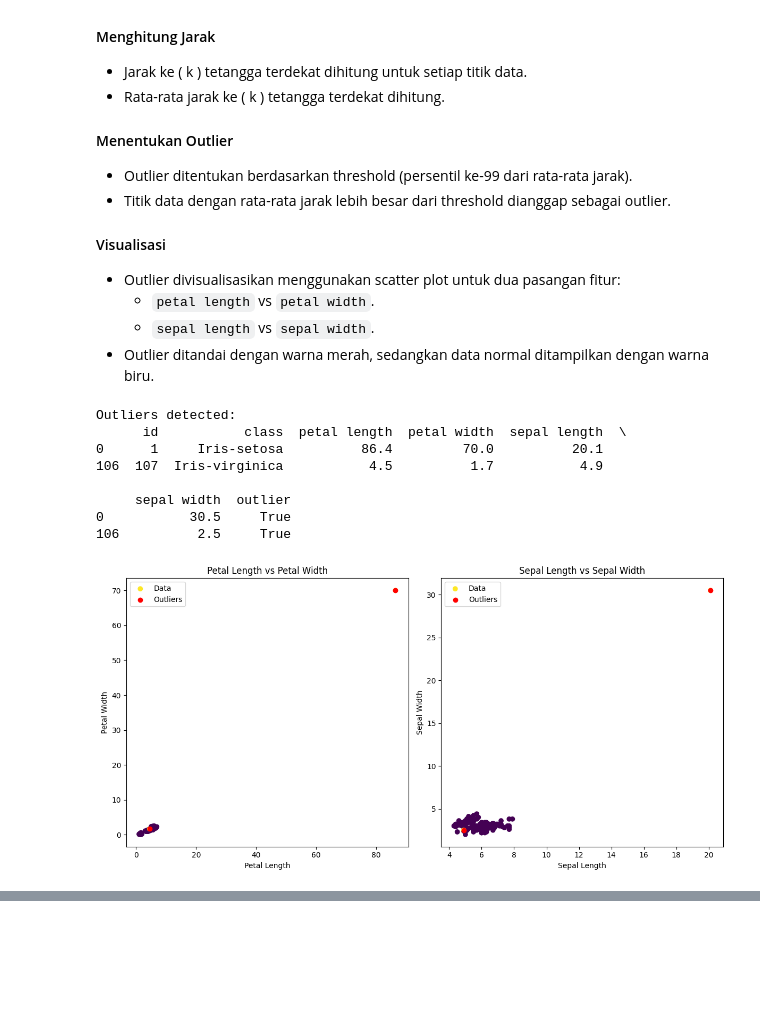
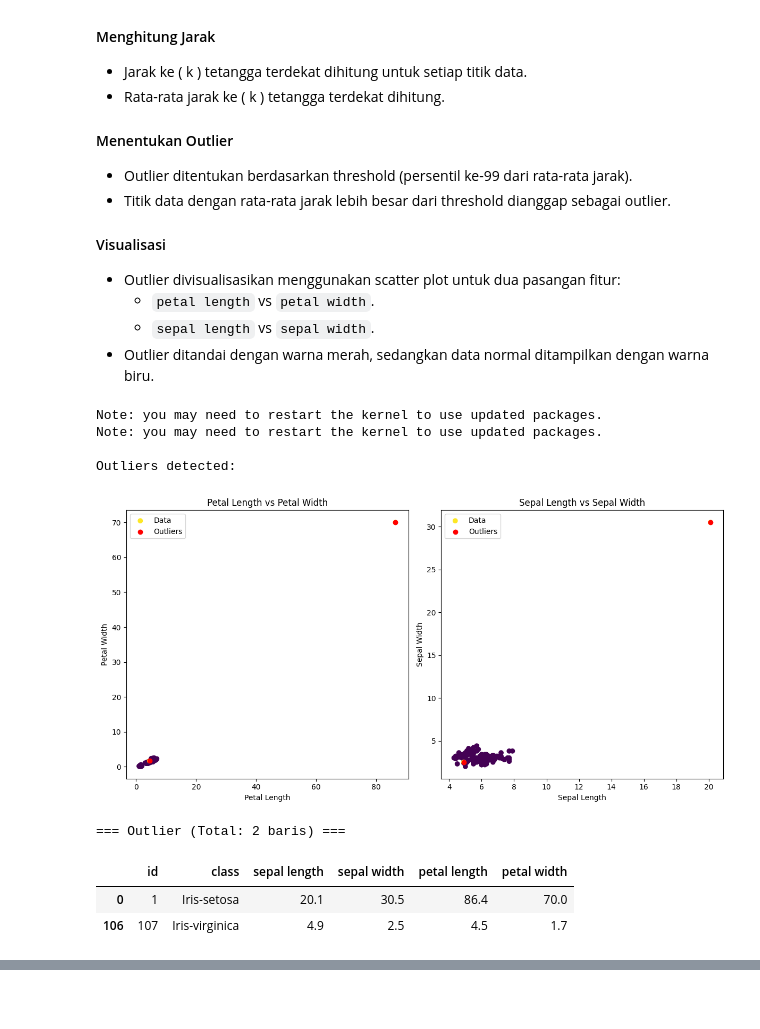
Before and after one commit to Zulfri-23-176/tryPendat, a Jupyter notebook: pendat/Pendat_Tugas_1.ipynb, the cells around one changed output, grey strips where cells are left out. Drawn from its saved outputs; the diff is of its cells as text; code cells hidden in the pictures; blank space fills up the shorter version.

```diff
--- a/pendat/Pendat_Tugas_1.ipynb
+++ b/pendat/Pendat_Tugas_1.ipynb
@@ -316,6 +326,8 @@ Pada contoh ini, kita akan menggunakan KNN untuk mendeteksi outlier pada dataset
   - `sepal length` vs `sepal width`.
 - Outlier ditandai dengan warna merah, sedangkan data normal ditampilkan dengan warna biru.
 # %%
+%pip install scikit-learn -qq
+%pip install numpy -qq
 import numpy as np
 from sklearn.neighbors import NearestNeighbors
 
@@ -326,23 +338,18 @@ X = df_iris[fitur].values
 k = 5  # Jumlah tetangga terdekat
 knn = NearestNeighbors(n_neighbors=k, metric='euclidean')
 knn.fit(X)
-
 # Hitung jarak ke k tetangga terdekat
 distances, indices = knn.kneighbors(X)
-
 # Hitung rata-rata jarak ke k tetangga terdekat
 mean_distances = distances.mean(axis=1)
-
 # Tentukan threshold untuk outlier
 threshold = np.percentile(mean_distances, 99)# Ambil 1% data dengan jarak terbesar sebagai outlier
-
 # Tandai outlier
 df_iris['outlier'] = mean_distances > threshold
 
 # Menampilkan data yang dianggap outlier
 outliers_data = df_iris[df_iris['outlier']]
 print("\nOutliers detected:")
-print(outliers_data)
 
 # Visualisasi untuk pasangan kolom petal length vs petal width
 plt.figure(figsize=(12, 6))
@@ -368,12 +375,21 @@ plt.legend()
 plt.tight_layout()  # Agar layout tidak tumpang tindih
 plt.show()
 # %% [output]
+Note: you may need to restart the kernel to use updated packages.
+Note: you may need to restart the kernel to use updated packages.
+
 Outliers detected:
-      id           class  petal length  petal width  sepal length  \
-0      1     Iris-setosa          86.4         70.0          20.1
-106  107  Iris-virginica           4.5          1.7           4.9
-
-     sepal width  outlier
-0           30.5     True
-106          2.5     True
 [figure]
+# %%
+print("\n=== Outlier (Total: {} baris) ===".format(len(outliers_data)))
+display(outliers_data[['id', 'class', 'sepal length','sepal width', 'petal length', 'petal width']])
+
+# Untuk menyimpan data yang bersih pada file csv
+df_clean = df_iris[mean_distances <= threshold].drop(columns="outlier")
+df_clean = df_clean.reset_index(drop=True)
+df_clean.to_csv("iris_cleaned.csv", index=False)
+# %% [output]
+=== Outlier (Total: 2 baris) ===
+|  | id | class | sepal length | sepal width | petal length | petal width |
+| 0 | 1 | Iris-setosa | 20.1 | 30.5 | 86.4 | 70.0 |
+| 106 | 107 | Iris-virginica | 4.9 | 2.5 | 4.5 | 1.7 |
```
Also changed, not shown: parts of 4 cells of this notebook, 3 other files.
